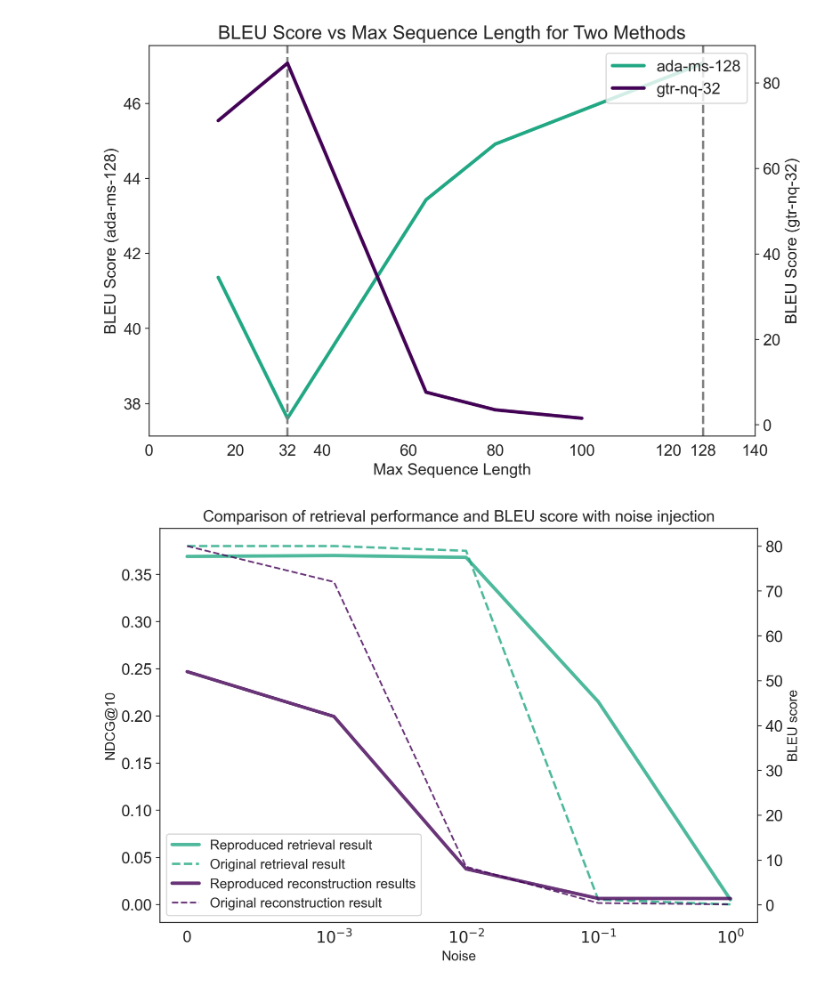
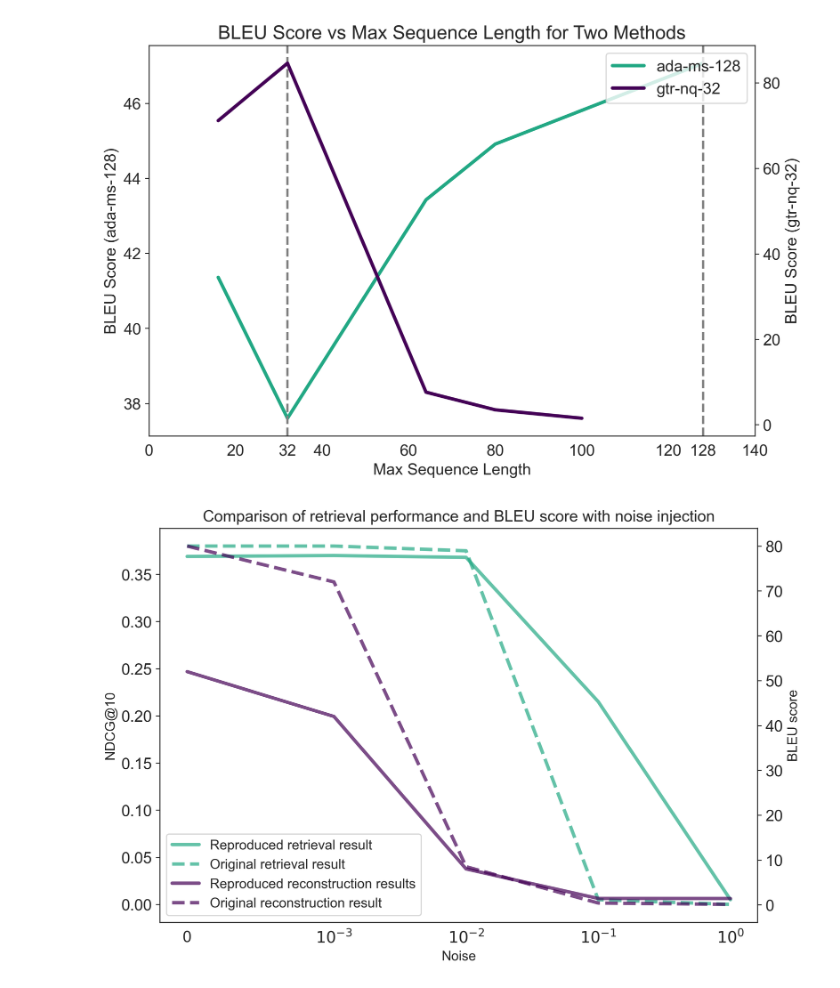
Before and after one commit to dqmis/ir2, a Jupyter notebook: notebooks/plots.ipynb, the cells around one changed output. Cells and saved outputs as stored; diff of their text form; code cells hidden in the pictures.

Commit message:
Updated plots

```diff
--- a/notebooks/plots.ipynb
+++ b/notebooks/plots.ipynb
@@ -217,36 +217,36 @@ virdis_last_color = plt.get_cmap("viridis")(1)
 # Retrieval on left axis
 ax1.plot(noise, ndcg_reproduced,
          color=virdis_first_color, linestyle='-',
-         label='Reproduced retrieval result', linewidth=3, alpha=0.8)
+         label='Reproduced retrieval result', linewidth=3, alpha=0.7)
 ax1.plot(noise, ndcg_original,
          color=virdis_first_color, linestyle='--',
-         label='Original retrieval result', linewidth=2, alpha=0.8)
+         label='Original retrieval result', linewidth=3, alpha=0.7)
 ax1.set_xlabel('Noise', fontsize=12)
 ax1.set_ylabel('NDCG@10', fontsize=12)
 
 # BLEU on right axis
 ax2 = ax1.twinx()
 ax2.plot(noise, bleu_reproduced,
          color=virdis_last_color, linestyle='-',
-         label='Reproduced reconstruction results', linewidth=3, alpha=0.8)
+         label='Reproduced reconstruction results', linewidth=3, alpha=0.7)
 ax2.plot(noise, bleu_original,
          color=virdis_last_color, linestyle='--',
-         label='Original reconstruction result', alpha=0.8)
+         label='Original reconstruction result', alpha=0.7, linewidth=3)
 ax2.set_ylabel('BLEU score', fontsize=12)
 
 # Symlog x-axis (zero + log ticks)
 ax1.set_xscale('symlog', linthresh=1e-3)
 ax1.set_xticks([0, 1e-3, 1e-2, 1e-1, 1e0])
 ax1.set_xticklabels(['0', r'$10^{-3}$', r'$10^{-2}$', r'$10^{-1}$', r'$10^{0}$'], fontsize=14)
 
 # Single combined legend
 lines, labels = ax1.get_legend_handles_labels()
 lines2, labels2 = ax2.get_legend_handles_labels()
 ax1.legend(lines + lines2, labels + labels2, loc='lower left', fontsize=12, frameon=True)
 
 plt.title('Comparison of retrieval performance and BLEU score with noise injection', fontsize=14)
 plt.tight_layout()
 plt.savefig("retrieval_vs_bleu.pdf", bbox_inches="tight")
 plt.show()
 # %% [output]
-[figure, old version]
+[figure, new version]
```
Also changed, not shown: 1 other file.
